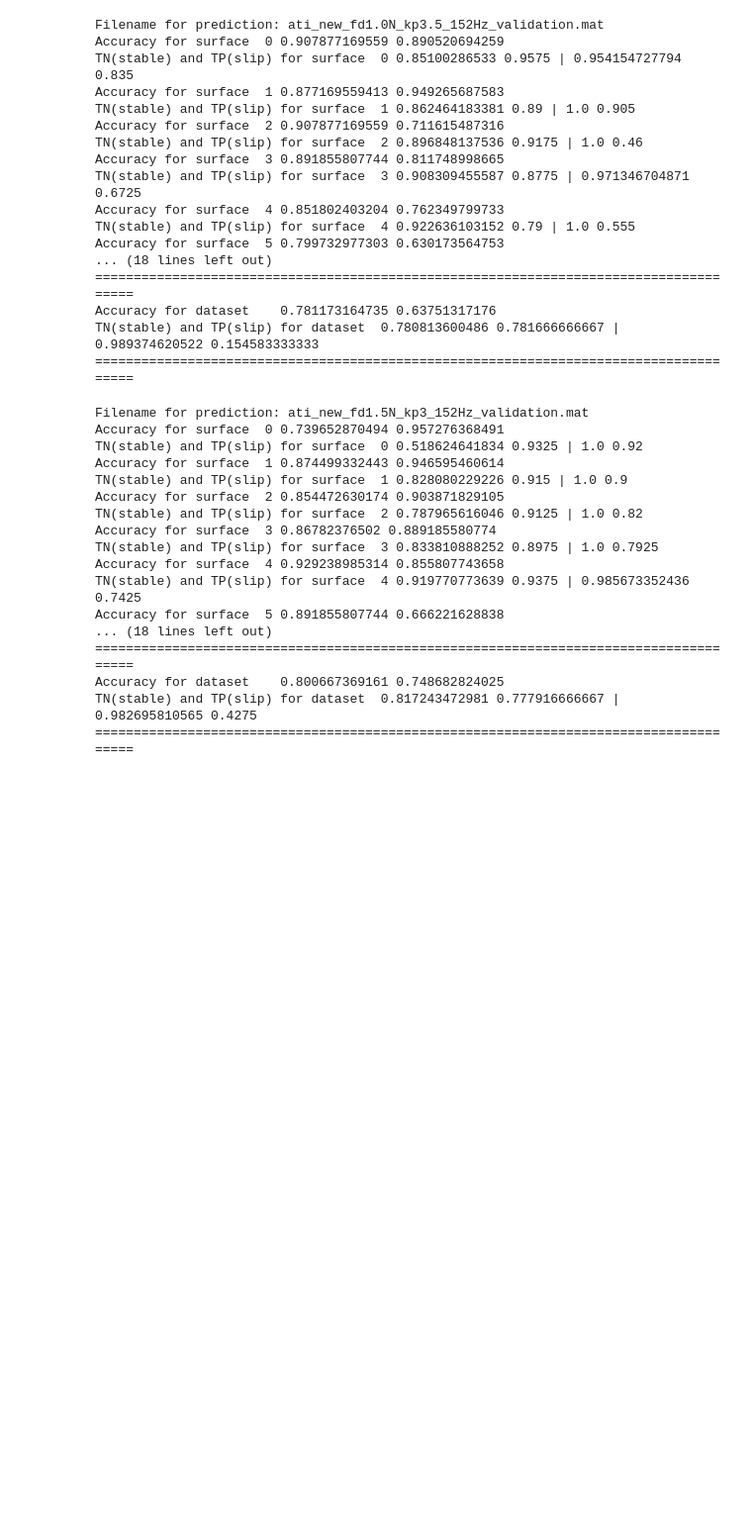
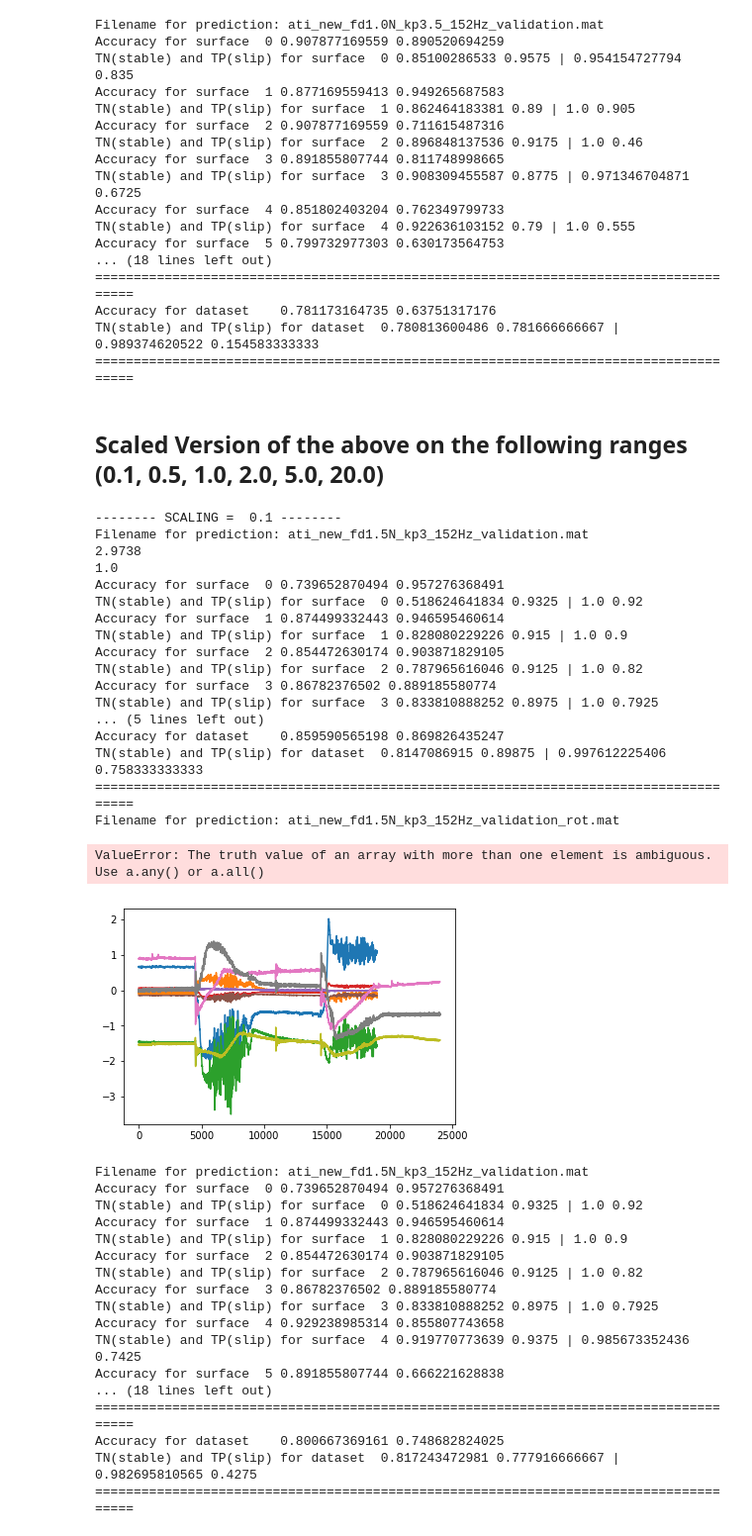
Before and after one commit to jagrio/MachineLearningSlippage, a Jupyter notebook: MLslippagesrc/MLslippage/ml_training.ipynb, the cells around one changed output. Shown at 99% size. Saved outputs shown, nothing was run; the diff lists cells and outputs as text; code cells hidden in the pictures; blank space fills up the shorter version.

Commit message:
Complete results for dropped features and TODEBUG scaled dataset

```diff
--- a/MLslippagesrc/MLslippage/ml_training.ipynb
+++ b/MLslippagesrc/MLslippage/ml_training.ipynb
@@ -315,6 +315,35 @@ Accuracy for surface  5 0.799732977303 0.630173564753
 Accuracy for dataset    0.781173164735 0.63751317176
 TN(stable) and TP(slip) for dataset  0.780813600486 0.781666666667 | 0.989374620522 0.154583333333
 ======================================================================================
+# %% [markdown]
+## Scaled Version of the above on the following ranges (0.1, 0.5, 1.0, 2.0, 5.0, 20.0)
+# %%
+for sc in [0.1, 0.5, 1.0, 2.0, 5.0, 20.0]:
+    print "-------- SCALING = ",sc,"--------"
+    ####### NEWER TESTING DATA FROM ATI F/T SENSOR TRANSLATIONAL CASE
+    prediction('ati_new_fd1.5N_kp3_152Hz_validation.mat',scale=sc)
+    ####### NEWER TESTING DATA FROM ATI F/T SENSOR ROTATIONAL CASE
+    prediction('ati_new_fd1.5N_kp3_152Hz_validation_rot.mat',scale=sc)
+# %% [output]
+-------- SCALING =  0.1 --------
+Filename for prediction: ati_new_fd1.5N_kp3_152Hz_validation.mat
+2.9738
+1.0
+Accuracy for surface  0 0.739652870494 0.957276368491
+TN(stable) and TP(slip) for surface  0 0.518624641834 0.9325 | 1.0 0.92
+Accuracy for surface  1 0.874499332443 0.946595460614
+TN(stable) and TP(slip) for surface  1 0.828080229226 0.915 | 1.0 0.9
+Accuracy for surface  2 0.854472630174 0.903871829105
+TN(stable) and TP(slip) for surface  2 0.787965616046 0.9125 | 1.0 0.82
+Accuracy for surface  3 0.86782376502 0.889185580774
+TN(stable) and TP(slip) for surface  3 0.833810888252 0.8975 | 1.0 0.7925
+... (5 lines left out)
+Accuracy for dataset    0.859590565198 0.869826435247
+TN(stable) and TP(slip) for dataset  0.8147086915 0.89875 | 0.997612225406 0.758333333333
+======================================================================================
+Filename for prediction: ati_new_fd1.5N_kp3_152Hz_validation_rot.mat
+ValueError: The truth value of an array with more than one element is ambiguous. Use a.any() or a.all()
+[figure, added]
 # %%
 ####### NEWER TESTING DATA FROM ATI F/T SENSOR TRANSLATIONAL CASE
 prediction('ati_new_fd1.5N_kp3_152Hz_validation.mat')
```
Also changed, not shown: 2 other files.
